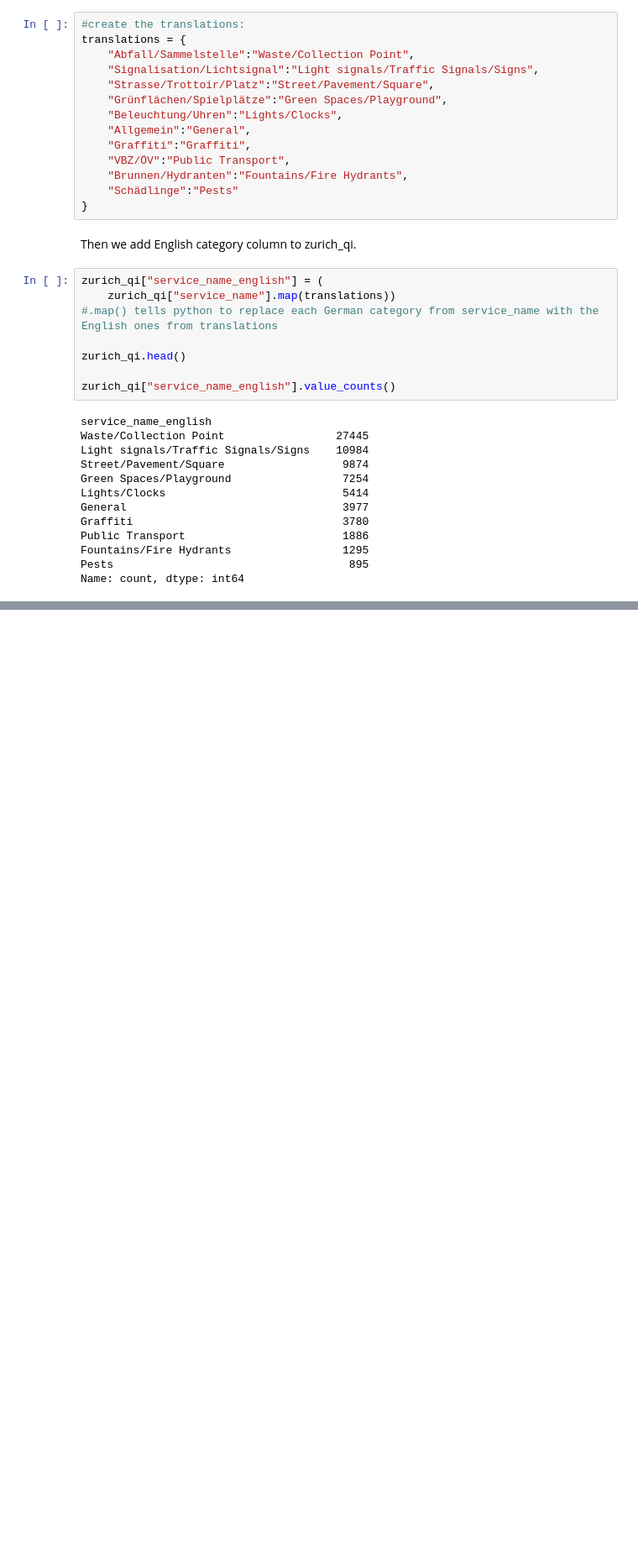
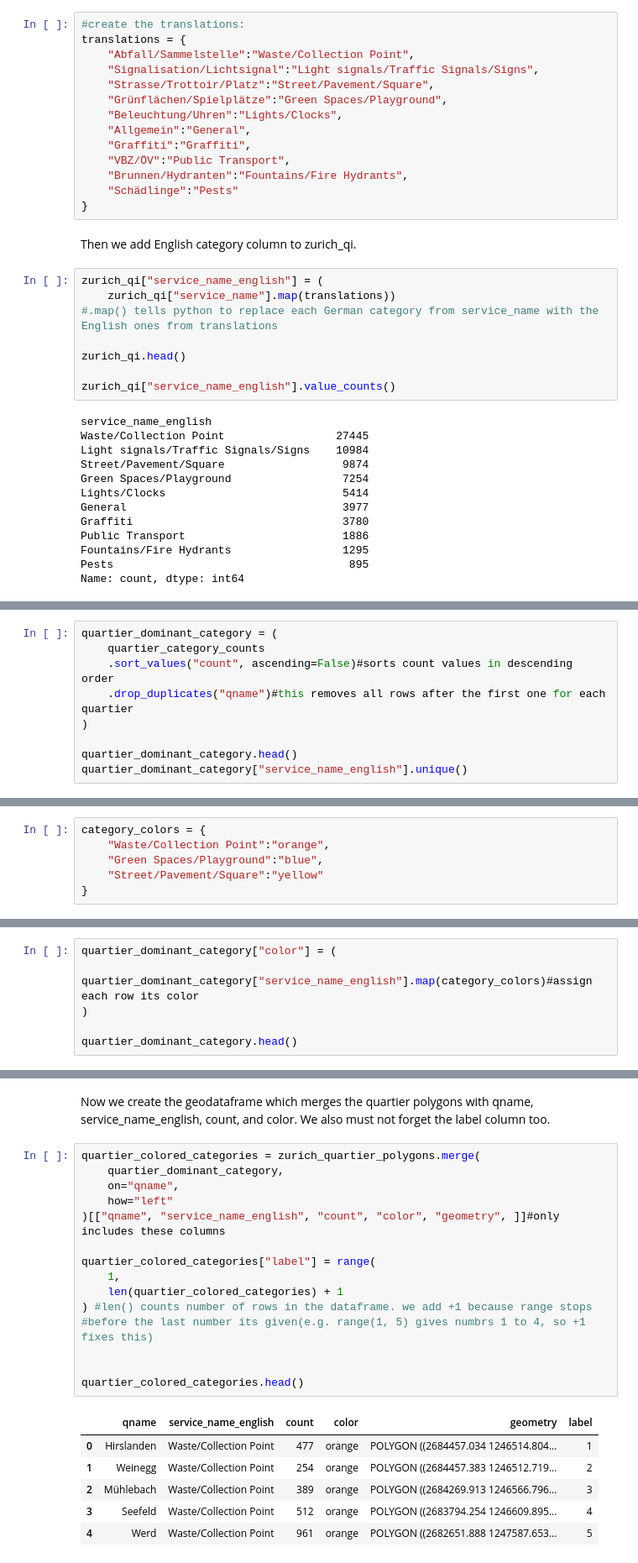
Before and after one commit to dnugent01/zurich-urban-issues, a Jupyter notebook: notebooks/analysis.ipynb, the cells around one changed output, grey strips where cells are left out. Shown at 84% size. Saved outputs shown, nothing was run; the diff lists cells and outputs as text; blank space fills up the shorter version.

```diff
--- a/notebooks/analysis.ipynb
+++ b/notebooks/analysis.ipynb
@@ -508,0 +585,9 @@ Name: count, dtype: int64
+# %%
+quartier_dominant_category = (
+    quartier_category_counts
+    .sort_values("count", ascending=False)#sorts count values in descending order
+    .drop_duplicates("qname")#this removes all rows after the first one for each quartier
+)
+
+quartier_dominant_category.head()
+quartier_dominant_category["service_name_english"].unique()
@@ -508,0 +601,6 @@ Name: count, dtype: int64
+# %%
+category_colors = {
+    "Waste/Collection Point":"orange",
+    "Green Spaces/Playground":"blue",
+    "Street/Pavement/Square":"yellow"
+}
@@ -508,0 +609,6 @@ Name: count, dtype: int64
+# %%
+quartier_dominant_category["color"] = (
+    quartier_dominant_category["service_name_english"].map(category_colors)#assign each row its color
+)
+
+quartier_dominant_category.head()
@@ -508,0 +622,24 @@ Name: count, dtype: int64
+# %% [markdown]
+Now we create the geodataframe which merges the quartier polygons with qname, service_name_english, count, and color. We also must not forget the label column too.
+# %%
+quartier_colored_categories = zurich_quartier_polygons.merge(
+    quartier_dominant_category,
+    on="qname",
+    how="left"
+)[["qname", "service_name_english", "count", "color", "geometry", ]]#only includes these columns
+
+quartier_colored_categories["label"] = range(
+    1,
+    len(quartier_colored_categories) + 1
+) #len() counts number of rows in the dataframe. we add +1 because range stops
+#before the last number its given(e.g. range(1, 5) gives numbrs 1 to 4, so +1 fixes this)
+
+
+quartier_colored_categories.head()
+# %% [output]
+|  | qname | service_name_english | count | color | geometry | label |
+| 0 | Hirslanden | Waste/Collection Point | 477 | orange | POLYGON ((2684457.034 1246514.804... | 1 |
+| 1 | Weinegg | Waste/Collection Point | 254 | orange | POLYGON ((2684457.383 1246512.719... | 2 |
+| 2 | Mühlebach | Waste/Collection Point | 389 | orange | POLYGON ((2684269.913 1246566.796... | 3 |
+| 3 | Seefeld | Waste/Collection Point | 512 | orange | POLYGON ((2683794.254 1246609.895... | 4 |
+| 4 | Werd | Waste/Collection Point | 961 | orange | POLYGON ((2682651.888 1247587.653... | 5 |
```
Also changed, not shown: parts of 22 cells of this notebook, 4 other files.
